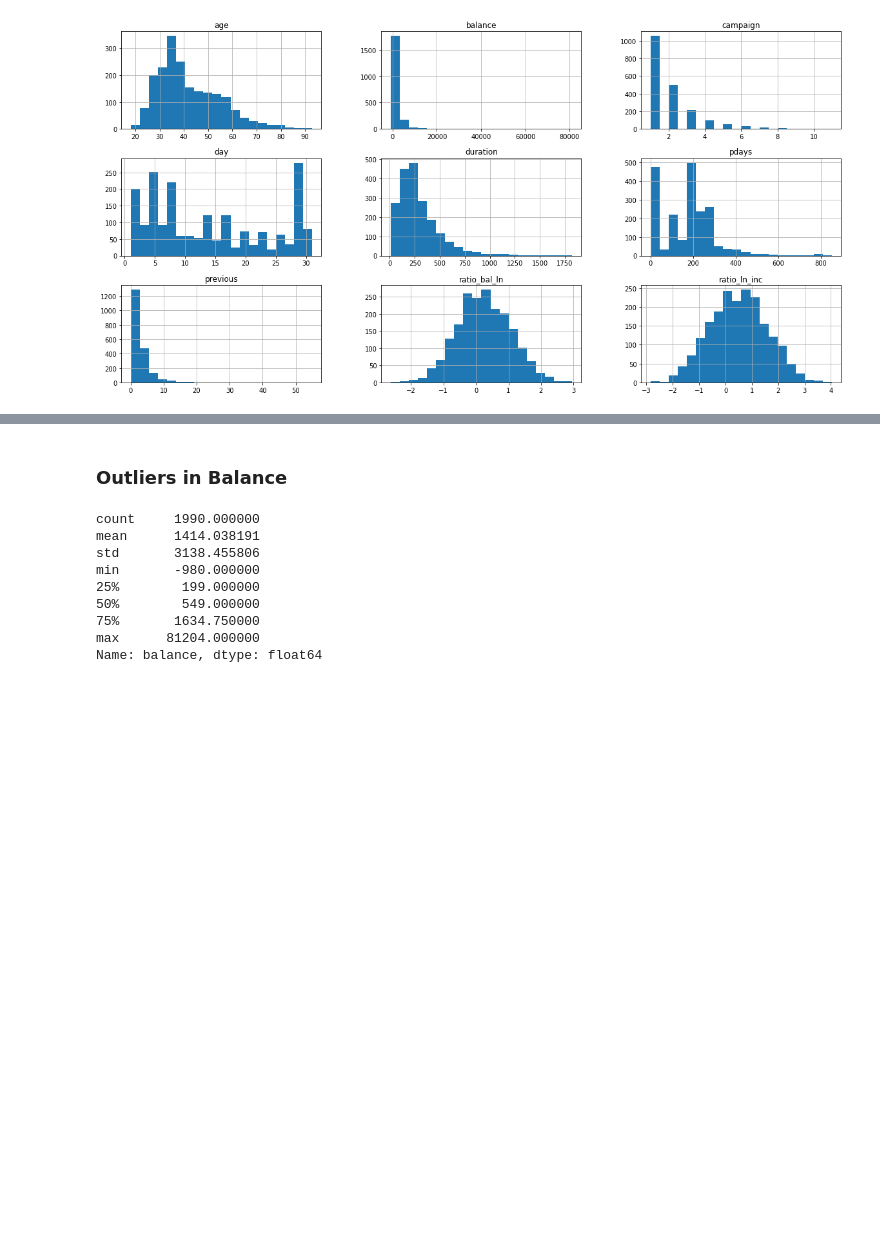
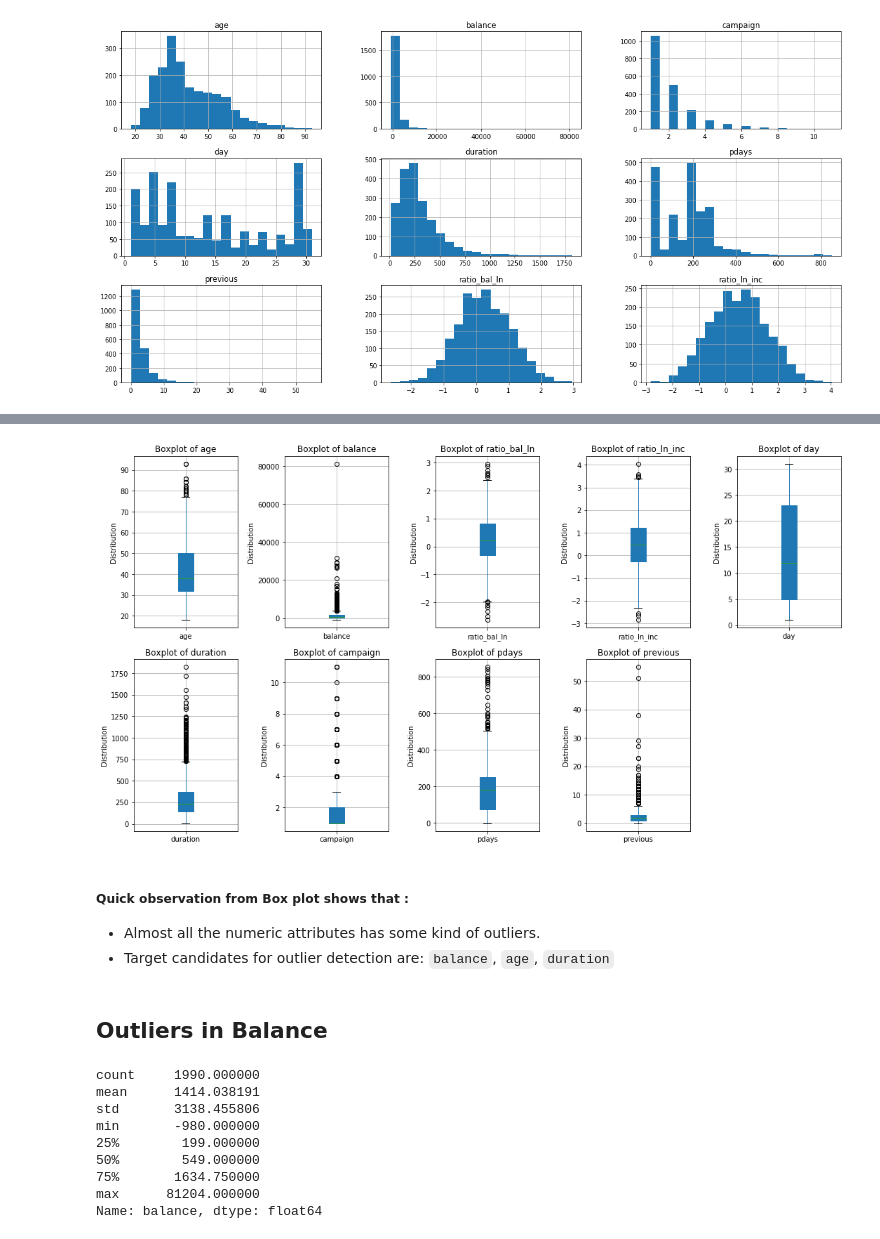
Before and after one commit to vipulpopat/MSCAI_Sem1_Etivity2, a Jupyter notebook: Etivity2_18195067.ipynb, the cells around one changed output, grey strips where cells are left out. Cells and saved outputs as stored; diff of their text form; code cells hidden in the pictures; blank space fills up the shorter version.

```diff
--- a/Etivity2_18195067.ipynb
+++ b/Etivity2_18195067.ipynb
@@ -360,5 +374,24 @@ Quick observation from Histogram plot show the following:
+# %%
+# Find the numeric columns for outlier analysis
+numeric_attributes = df.select_dtypes(include=[np.number]).columns.values
+
+# Box plot for all numerical features (Inspired by Michel Danjou's compact implementation)
+fig = plt.figure(figsize=(15,20))
+for counter, feature in enumerate(numeric_attributes):
+    counter +=1
+    ax1 = fig.add_subplot(5, 5, counter)
+    ax1.set_title("Boxplot of {}".format(feature))
+    ax1.set_ylabel('Distribution')
+    df.boxplot(column=feature, figsize=(5,25), patch_artist = True)
+plt.tight_layout()
+# %% [output]
+[figure, added]
+# %% [markdown]
+##### Quick observation from Box plot shows that :
+- Almost all the numeric attributes has some kind of outliers.
+- Target candidates for outlier detection are: `balance`, `age`, `duration`
 # %% [markdown]
-### Outliers in Balance
+## Outliers in Balance
 # %%
 df.balance.describe()
 # %% [output]
```
Also changed, not shown: parts of 105 cells of this notebook.
